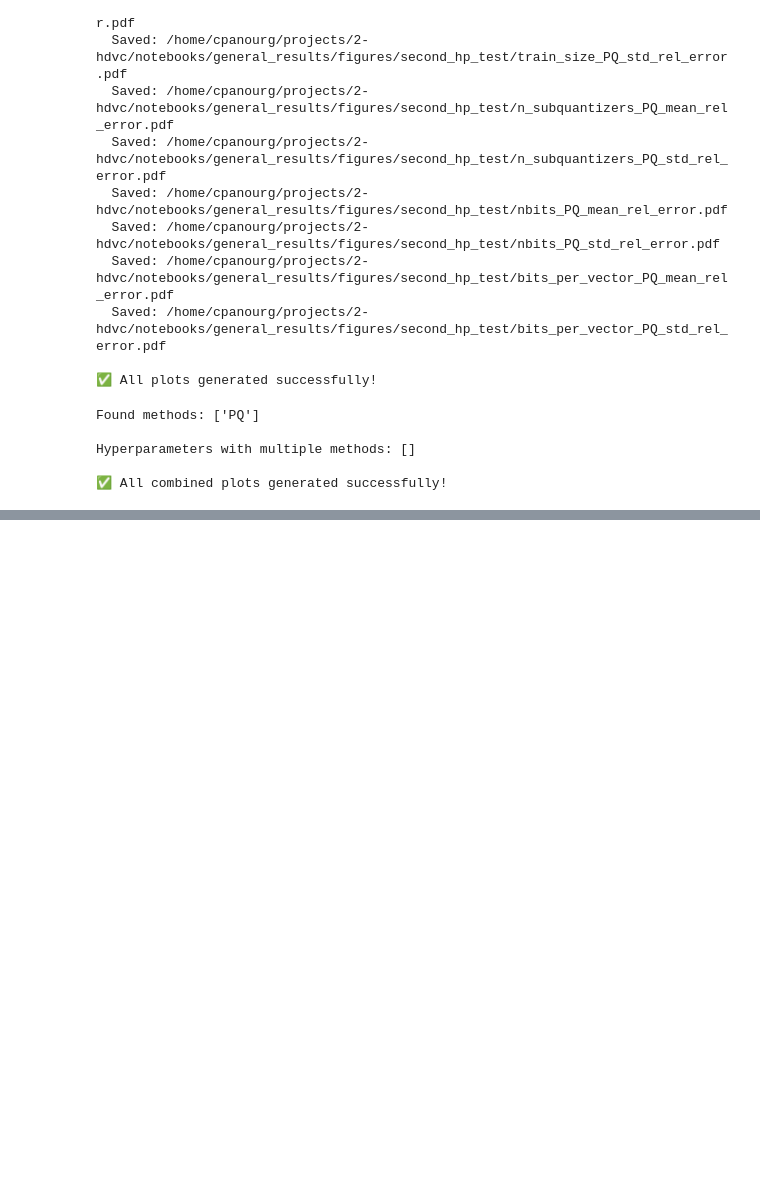
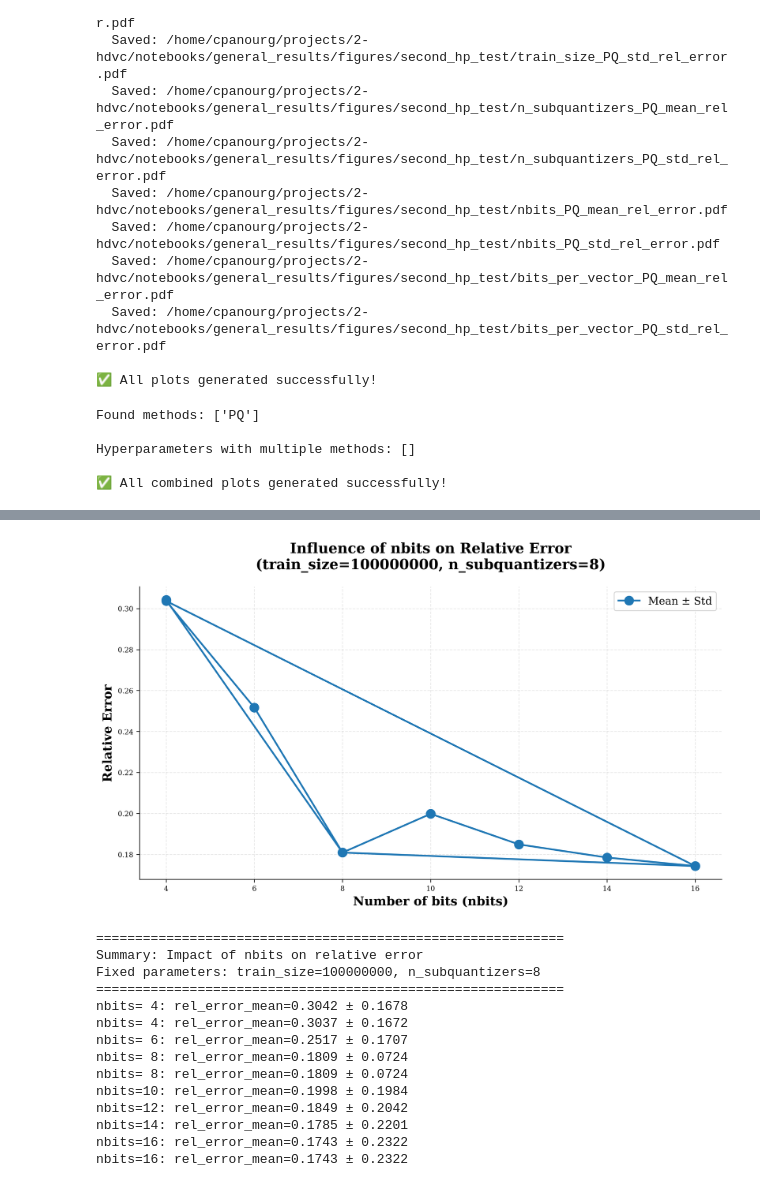
Before and after one commit to Hendrix8/hdvc, a Jupyter notebook: notebooks/general_results/relerr_hp.ipynb, the cells around one changed output, grey strips where cells are left out. Drawn from its saved outputs; the diff is of its cells as text; code cells hidden in the pictures; blank space fills up the shorter version.

```diff
--- a/notebooks/general_results/relerr_hp.ipynb
+++ b/notebooks/general_results/relerr_hp.ipynb
@@ -1249,3 +1249,67 @@ Processing nbits...
   Saved: /home/cpanourg/projects/2-hdvc/notebooks/general_results/figures/first_hp_test/pq/nbits_encoding_time.pdf
 
 ✅ All plots generated successfully!
+# %%
+import pandas as pd
+import matplotlib.pyplot as plt
+import seaborn as sns
+
+# Load the data
+csv_path = '/mnthdd/cpanourg/2-hdvc/results/relerr/deep_PQ_adc_vs_exact_eval.csv'
+df = pd.read_csv(csv_path)
+
+print(f"\nAvailable train_size values: {sorted(df['train_size'].unique())}")
+print(f"Available n_subquantizers values: {sorted(df['n_subquantizers'].unique())}")
+print(f"Available nbits values: {sorted(df['nbits'].unique())}")
+
+# Set fixed parameters (you can change these)
+fixed_train_size = 100_000_000
+fixed_n_subquantizers = 8
+
+# Filter data for fixed parameters
+df_filtered = df[
+    (df['train_size'] == fixed_train_size) &
+    (df['n_subquantizers'] == fixed_n_subquantizers)
+].copy()
+
+print(f"\nFiltered data (train_size={fixed_train_size}, n_subquantizers={fixed_n_subquantizers}):")
+print(df_filtered[['nbits', 'rel_error_mean', 'rel_error_std']].sort_values('nbits'))
+
+# Create the plot
+fig, ax = plt.subplots(figsize=(10, 6))
+
+# Plot mean relative error with error bars
+ax.errorbar(
+    df_filtered['nbits'],
+    df_filtered['rel_error_mean'],
+    # yerr=df_filtered['rel_error_std'],
+    marker='o',
+    markersize=10,
+    linewidth=2,
+    capsize=5,
+    capthick=2,
+    label='Mean ± Std'
+)
+
+# Styling
+ax.set_xlabel('Number of bits (nbits)', fontsize=14, fontweight='bold')
+ax.set_ylabel('Relative Error', fontsize=14, fontweight='bold')
+ax.set_title(f'Influence of nbits on Relative Error\n(train_size={fixed_train_size}, n_subquantizers={fixed_n_subquantizers})',
+             fontsize=16, fontweight='bold', pad=20)
+ax.grid(True, alpha=0.3, linestyle='--')
+ax.legend(fontsize=12)
+
+# Set x-axis to show only the actual nbits values
+ax.set_xticks(sorted(df_filtered['nbits'].unique()))
+
+plt.tight_layout()
+plt.show()
+
+# Print summary statistics
+print(f"\n{'='*60}")
+print(f"Summary: Impact of nbits on relative error")
+print(f"Fixed parameters: train_size={fixed_train_size}, n_subquantizers={fixed_n_subquantizers}")
+print(f"{'='*60}")
+for _, row in df_filtered.sort_values('nbits').iterrows():
+    print(f"nbits={row['nbits']:2d}: rel_error_mean={row['rel_error_mean']:.4f} ± {row['rel_error_std']:.4f}")
+# %% [output]
@@ -1251,0 +1332,15 @@ Processing nbits...
+[figure, added]
+============================================================
+Summary: Impact of nbits on relative error
+Fixed parameters: train_size=100000000, n_subquantizers=8
+============================================================
+nbits= 4: rel_error_mean=0.3042 ± 0.1678
+nbits= 4: rel_error_mean=0.3037 ± 0.1672
+nbits= 6: rel_error_mean=0.2517 ± 0.1707
+nbits= 8: rel_error_mean=0.1809 ± 0.0724
+nbits= 8: rel_error_mean=0.1809 ± 0.0724
+nbits=10: rel_error_mean=0.1998 ± 0.1984
+nbits=12: rel_error_mean=0.1849 ± 0.2042
+nbits=14: rel_error_mean=0.1785 ± 0.2201
+nbits=16: rel_error_mean=0.1743 ± 0.2322
+nbits=16: rel_error_mean=0.1743 ± 0.2322
```
Also changed, not shown: parts of 8 cells of this notebook, 40 other files.
